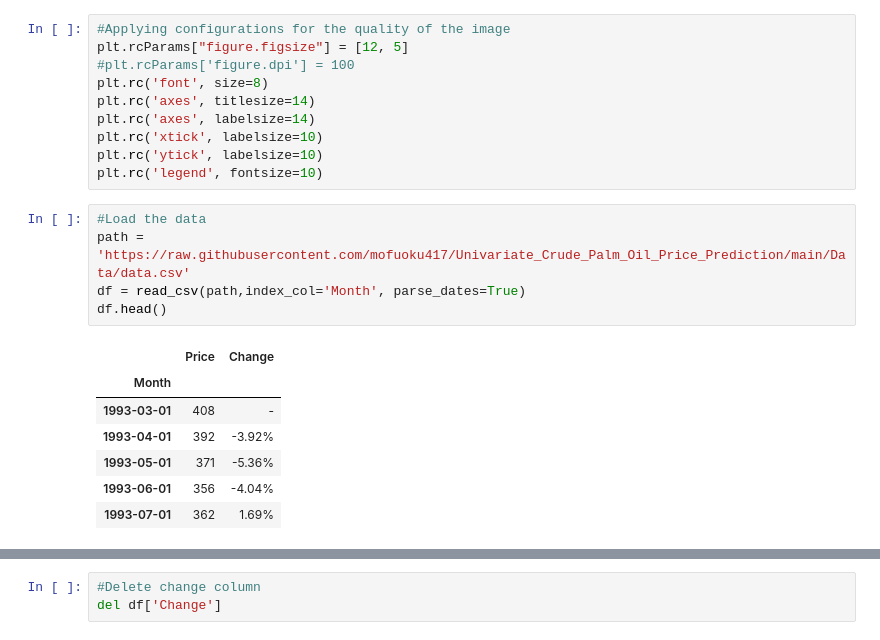
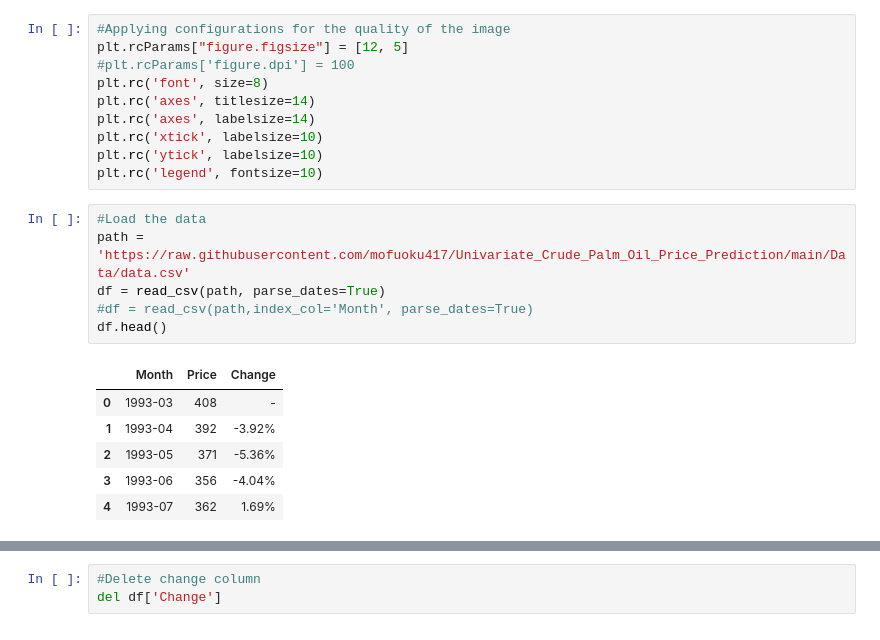
Before and after one commit to mofuoku417/Crude-Palm-Oil-Price-Prediction, a Jupyter notebook: Crude_PalmOil_Price_Prediction_SARIMA_Model.ipynb, the cells around one changed output, grey strips where cells are left out. Saved outputs shown, nothing was run; the diff lists cells and outputs as text.

```diff
--- a/Crude_PalmOil_Price_Prediction_SARIMA_Model.ipynb
+++ b/Crude_PalmOil_Price_Prediction_SARIMA_Model.ipynb
@@ -33,13 +33,13 @@ plt.rc('legend', fontsize=10)
 # %%
 #Load the data
 path = 'https://raw.githubusercontent.com/mofuoku417/Univariate_Crude_Palm_Oil_Price_Prediction/main/Data/data.csv'
-df = read_csv(path,index_col='Month', parse_dates=True)
+df = read_csv(path, parse_dates=True)
+#df = read_csv(path,index_col='Month', parse_dates=True)
 df.head()
 # %% [output]
-|  | Price | Change |
-| Month |  |  |
-| 1993-03-01 | 408 | - |
-| 1993-04-01 | 392 | -3.92% |
-| 1993-05-01 | 371 | -5.36% |
-| 1993-06-01 | 356 | -4.04% |
-| 1993-07-01 | 362 | 1.69% |
+|  | Month | Price | Change |
+| 0 | 1993-03 | 408 | - |
+| 1 | 1993-04 | 392 | -3.92% |
+| 2 | 1993-05 | 371 | -5.36% |
+| 3 | 1993-06 | 356 | -4.04% |
+| 4 | 1993-07 | 362 | 1.69% |
```
Also changed, not shown: parts of 31 cells of this notebook.
